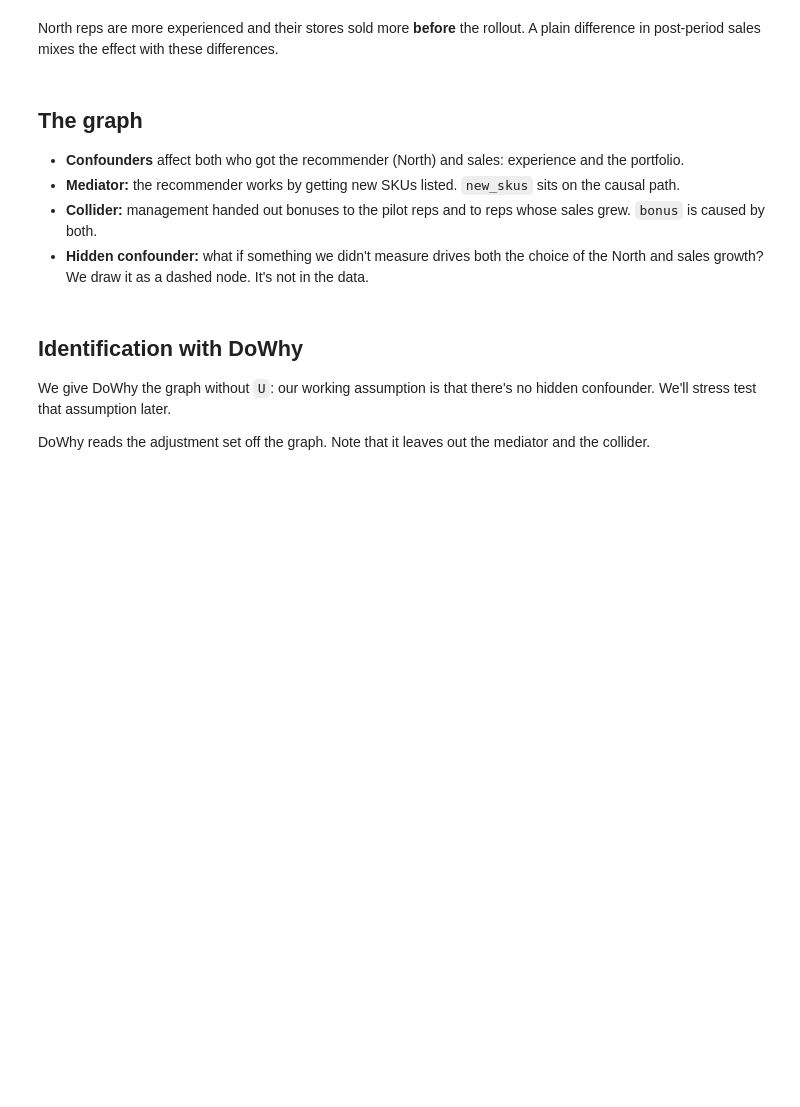
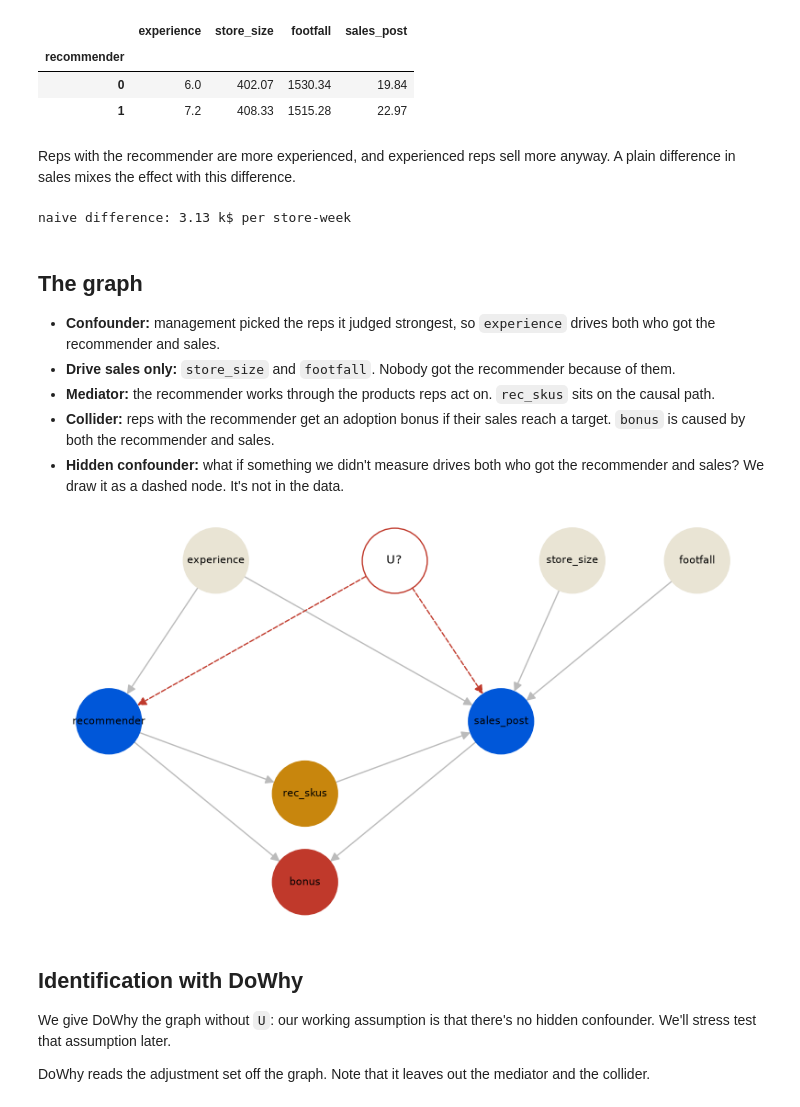
Before and after one commit to AlxndrMlk/talks-and-workshops, a Jupyter notebook: 2026-10--odsc-ai/03 - Double machine learning.ipynb, the cells around one changed output. Saved outputs shown, nothing was run; the diff lists cells and outputs as text; code cells hidden in the pictures; blank space fills up the shorter version.

Commit message:
Fixed the erroneus graph, updated the DGP, removed ATT estimates and debris

```diff
--- a/2026-10--odsc-ai/03 - Double machine learning.ipynb
+++ b/2026-10--odsc-ai/03 - Double machine learning.ipynb
@@ -59,45 +66,50 @@ reps.head()
 # %%
-reps.groupby("north")[["experience", "store_size", "footfall", "urban_share", "sales_pre", "sales_post"]].mean().round(2)
+reps.groupby("recommender")[["experience", "store_size", "footfall", "sales_post"]].mean().round(2)
+# %% [output]
+|  | experience | store_size | footfall | sales_post |
+| recommender |  |  |  |  |
+| 0 | 6.0 | 402.07 | 1530.34 | 19.84 |
+| 1 | 7.2 | 408.33 | 1515.28 | 22.97 |
 # %% [markdown]
-North reps are more experienced and their stores sold more **before** the rollout. A plain difference in post-period sales mixes the effect with these differences.
+Reps with the recommender are more experienced, and experienced reps sell more anyway. A plain difference in sales mixes the effect with this difference.
 # %%
-naive = reps.groupby("north").sales_post.mean().diff().iloc[-1]
+naive = reps.groupby("recommender").sales_post.mean().diff().iloc[-1]
 print(f"naive difference: {naive:.2f} k$ per store-week")
+# %% [output]
+naive difference: 3.13 k$ per store-week
 # %% [markdown]
 ## The graph
 
-- **Confounders** affect both who got the recommender (North) and sales: experience and the portfolio.
-- **Mediator:** the recommender works by getting new SKUs listed. `new_skus` sits on the causal path.
-- **Collider:** management handed out bonuses to the pilot reps and to reps whose sales grew. `bonus` is caused by both.
-- **Hidden confounder:** what if something we didn't measure drives both the choice of the North and sales growth? We draw it as a dashed node. It's not in the data.
+- **Confounder:** management picked the reps it judged strongest, so `experience` drives both who got the recommender and sales.
+- **Drive sales only:** `store_size` and `footfall`. Nobody got the recommender because of them.
+- **Mediator:** the recommender works through the products reps act on. `rec_skus` sits on the causal path.
+- **Collider:** reps with the recommender get an adoption bonus if their sales reach a target. `bonus` is caused by both the recommender and sales.
+- **Hidden confounder:** what if something we didn't measure drives both who got the recommender and sales? We draw it as a dashed node. It's not in the data.
 # %%
-W = ["store_size", "footfall", "urban_share", "sales_pre", "n_stores"]   # portfolio
-confounders = ["experience"] + W
-
-G = nx.DiGraph()
-for c in confounders:
-    G.add_edges_from([(c, "north"), (c, "sales_post")])
-G.add_edges_from([
-    ("north", "new_skus"), ("new_skus", "sales_post"),   # mediator
-    ("north", "bonus"), ("sales_post", "bonus"),         # collider
+G = nx.DiGraph([
+    ("experience", "recommender"), ("experience", "sales_post"),   # confounder
+    ("store_size", "sales_post"), ("footfall", "sales_post"),      # drive sales only
+    ("recommender", "rec_skus"), ("rec_skus", "sales_post"),       # mediator
+    ("recommender", "bonus"), ("sales_post", "bonus"),             # collider
 ])
 
 # draw it, with the hidden confounder U added for the picture only
-xs = [-4.2, -3.0, -1.8, 1.8, 3.0, 4.2]   # a gap in the middle for U
-pos = {c: (x, 2.2) for x, c in zip(xs, confounders)}
-pos.update({"north": (-2.2, 0), "sales_post": (2.2, 0), "new_skus": (0, -0.9), "bonus": (0, -1.9), "U?": (0, 2.2)})
-colors = {"north": BLUE, "sales_post": BLUE, "new_skus": GOLD, "bonus": RED}
+pos = {"experience": (-1.0, 2.0), "U?": (1.0, 2.0), "store_size": (3.0, 2.0), "footfall": (4.4, 2.0),
+       "recommender": (-2.2, 0), "sales_post": (2.2, 0), "rec_skus": (0, -0.9), "bonus": (0, -2.0)}
+colors = {"recommender": BLUE, "sales_post": BLUE, "rec_skus": GOLD, "bonus": RED}
 
-plt.figure(figsize=(11, 5.5))
+plt.figure(figsize=(10, 5.5))
 nx.draw_networkx_edges(G, pos, edge_color=GREY, arrowsize=14, node_size=2600)
-nx.draw_networkx_edges(nx.DiGraph([("U?", "north"), ("U?", "sales_post")]), pos, style="dashed",
+nx.draw_networkx_edges(nx.DiGraph([("U?", "recommender"), ("U?", "sales_post")]), pos, style="dashed",
                        edge_color=RED, arrowsize=14, node_size=2600)
 nx.draw_networkx_nodes(G, pos, node_size=2600, node_color=[colors.get(n, "#e9e4d4") for n in G.nodes])
 nx.draw_networkx_nodes(nx.DiGraph([("U?", "U?")]), pos, nodelist=["U?"], node_size=2600, node_color="white", edgecolors=RED)
 nx.draw_networkx_labels(G, pos, font_size=8)
 nx.draw_networkx_labels(G, pos, labels={"U?": "U?"}, font_size=9)
 plt.axis("off")
 plt.show()
+# %% [output]
+[figure, added]
 # %% [markdown]
 ## Identification with DoWhy
 
```
Also changed, not shown: parts of 30 cells of this notebook, 1 other file.
